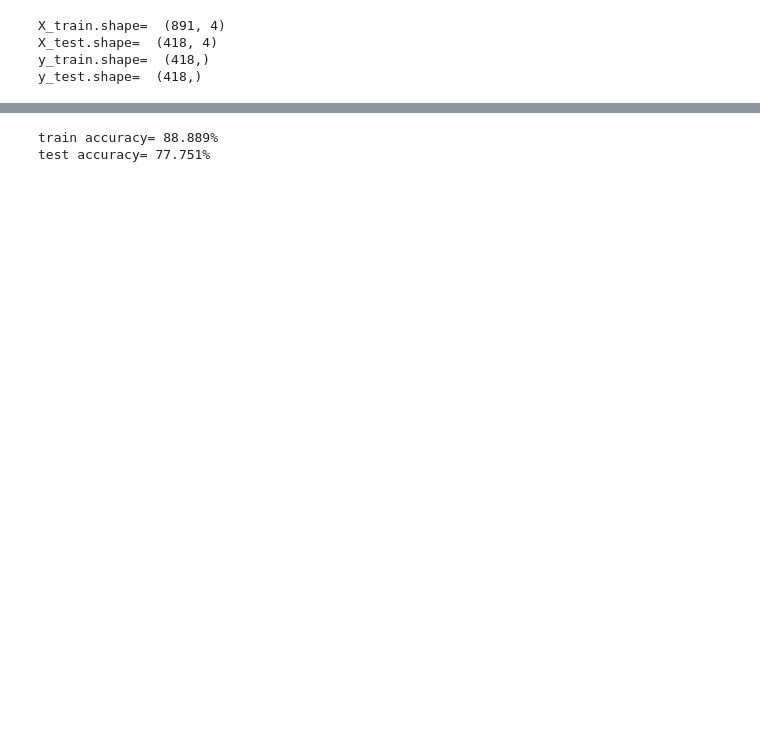
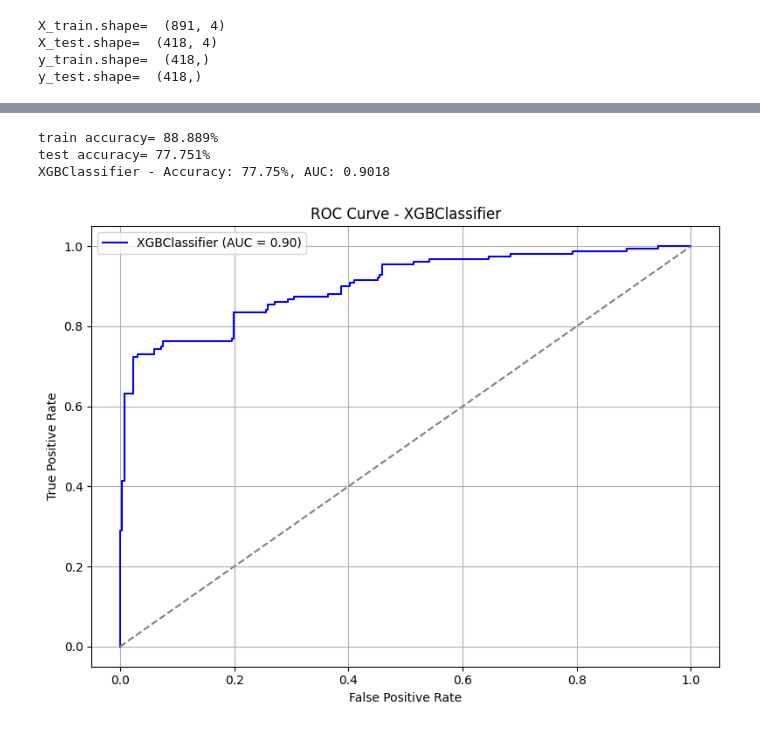
Before and after one commit to qw1ndy/camp_homework, a Jupyter notebook: lesson11_supervised_ml/main.ipynb, the cells around one changed output, grey strips where cells are left out. Saved outputs shown, nothing was run; the diff lists cells and outputs as text; code cells hidden in the pictures; blank space fills up the shorter version.

```diff
--- a/lesson11_supervised_ml/main.ipynb
+++ b/lesson11_supervised_ml/main.ipynb
@@ -116,12 +152,16 @@ test accuracy= 79.665%
 # %%
 from xgboost import XGBClassifier
 
 xgboost_clf = XGBClassifier()
 
 xgboost_clf.fit(X_train,y_train)
 
 print("train accuracy= {:.3%}".format(xgboost_clf.score(X_train, y_train)))
 print("test accuracy= {:.3%}".format(xgboost_clf.score(X_test, y_test)))
+
+plot_model_performance(xgboost_clf, "XGBClassifier")
 # %% [output]
 train accuracy= 88.889%
 test accuracy= 77.751%
+XGBClassifier - Accuracy: 77.75%, AUC: 0.9018
+[figure, added]
```
Also changed, not shown: parts of 4 cells of this notebook.
